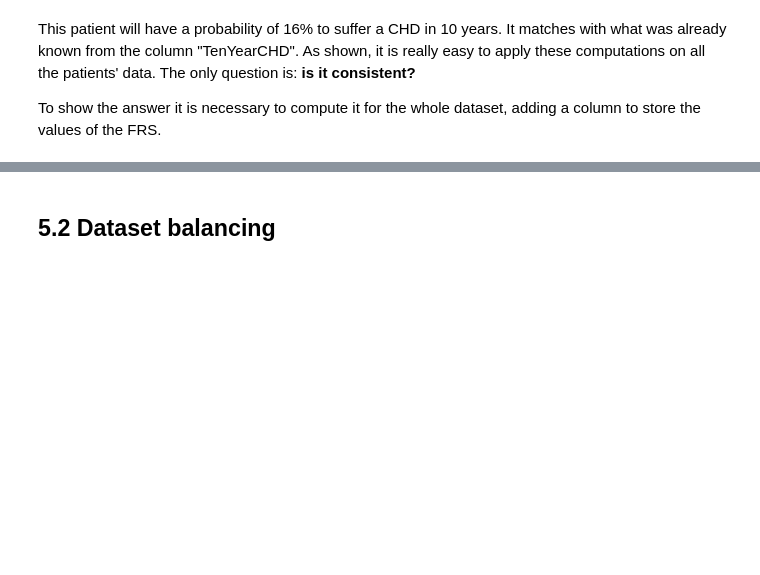
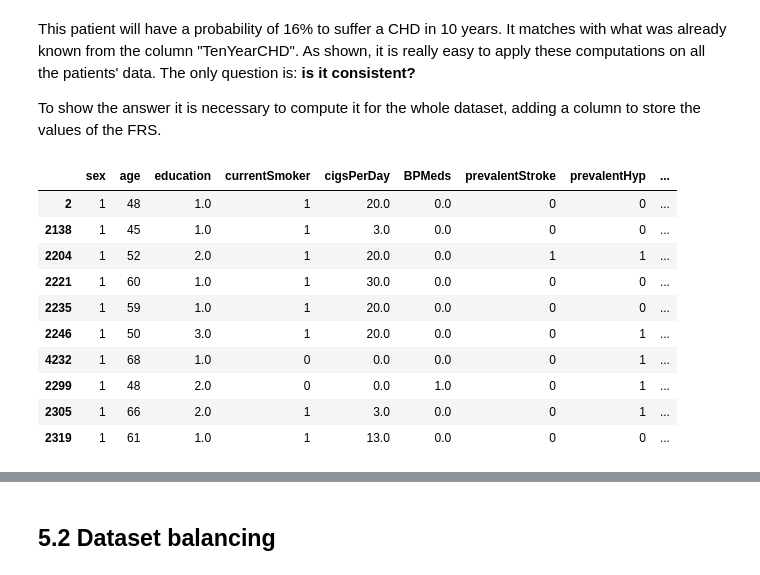
Before and after one commit to Mirkesx/cardiovascularity_study_dataset, a Jupyter notebook: project_notebook_marco_cavalli_1000024189.ipynb, the cells around one changed output, grey strips where cells are left out. Cells and saved outputs as stored; diff of their text form; code cells hidden in the pictures; blank space fills up the shorter version.

```diff
--- a/project_notebook_marco_cavalli_1000024189.ipynb
+++ b/project_notebook_marco_cavalli_1000024189.ipynb
@@ -1220 +1223,15 @@ framingham['FRS'] = [compute_frs(row) for index, row in framingham.iterrows()]
+# %%
+framingham[framingham['TenYearCHD'] == 1].sort_values('FRSScore', ascending=True).head(10)
+# %% [output]
+|  | sex | age | education | currentSmoker | cigsPerDay | BPMeds | prevalentStroke | prevalentHyp | ... |
+| 2 | 1 | 48 | 1.0 | 1 | 20.0 | 0.0 | 0 | 0 | ... |
+| 2138 | 1 | 45 | 1.0 | 1 | 3.0 | 0.0 | 0 | 0 | ... |
+| 2204 | 1 | 52 | 2.0 | 1 | 20.0 | 0.0 | 1 | 1 | ... |
+| 2221 | 1 | 60 | 1.0 | 1 | 30.0 | 0.0 | 0 | 0 | ... |
+| 2235 | 1 | 59 | 1.0 | 1 | 20.0 | 0.0 | 0 | 0 | ... |
+| 2246 | 1 | 50 | 3.0 | 1 | 20.0 | 0.0 | 0 | 1 | ... |
+| 4232 | 1 | 68 | 1.0 | 0 | 0.0 | 0.0 | 0 | 1 | ... |
+| 2299 | 1 | 48 | 2.0 | 0 | 0.0 | 1.0 | 0 | 1 | ... |
+| 2305 | 1 | 66 | 2.0 | 1 | 3.0 | 0.0 | 0 | 1 | ... |
+| 2319 | 1 | 61 | 1.0 | 1 | 13.0 | 0.0 | 0 | 0 | ... |
 # %%
```
Also changed, not shown: parts of 31 cells of this notebook, 2 other files.
